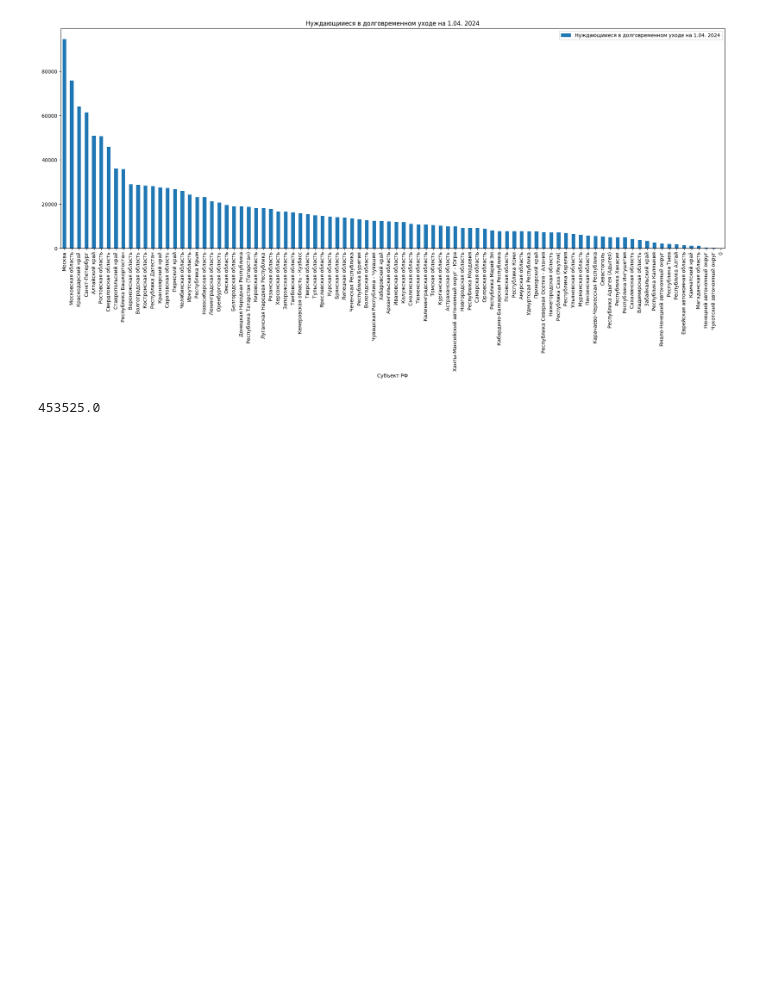
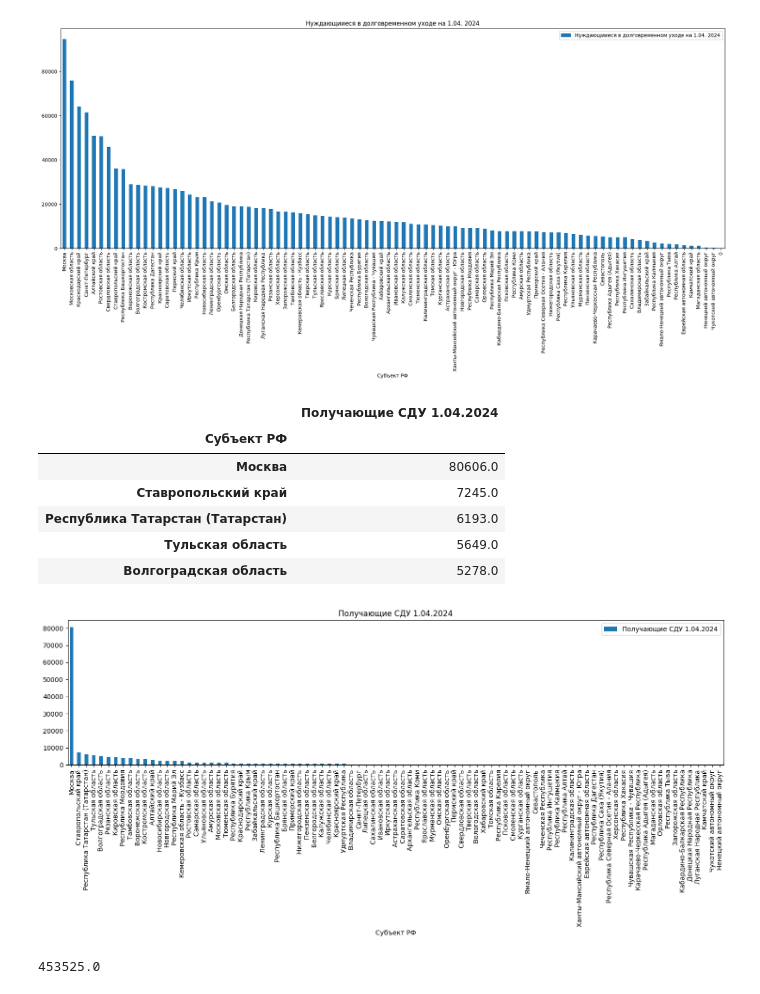
Before and after one commit to Romario1975/Yandex_practicum_DS_projects, a Jupyter notebook: СДУ_pdf.ipynb, the cells around one changed output. Saved outputs shown, nothing was run; the diff lists cells and outputs as text; code cells hidden in the pictures; blank space fills up the shorter version.

```diff
--- a/СДУ_pdf.ipynb
+++ b/СДУ_pdf.ipynb
@@ -181,6 +181,34 @@ plt.show()
 | Санкт-Петербург | 61482.0 |
 | Алтайский край | 50900.0 |
 [figure]
+# %%
+
+
+people = df.pivot_table(index= ['Субъект РФ'], values= 'Получающие СДУ 1.04.2024',  aggfunc= 'sum')
+
+#sorted_p = platform_sales.groupby('total_sales').sum().reset_index()
+sorted_p = people.sort_values(by='Получающие СДУ 1.04.2024', ascending=False)
+
+
+display(sorted_p.head(5))
+
+
+#df = df_raw.groupby('class').size()
+
+# Make the plot with pandas
+sorted_p.plot(kind='bar', subplots=True, figsize=(18, 4))
+plt.title('Получающие СДУ 1.04.2024')
+plt.ylabel("")
+plt.show()
+# %% [output]
+|  | Получающие СДУ 1.04.2024 |
+| Субъект РФ |  |
+| Москва | 80606.0 |
+| Ставропольский край | 7245.0 |
+| Республика Татарстан (Татарстан) | 6193.0 |
+| Тульская область | 5649.0 |
+| Волгоградская область | 5278.0 |
+[figure, added]
 # %%
 df['Нуждающииеся в долговременном уходе на 1.01. 2022'].sum()
 # %% [output]
```
Also changed, not shown: parts of 2 cells of this notebook.
